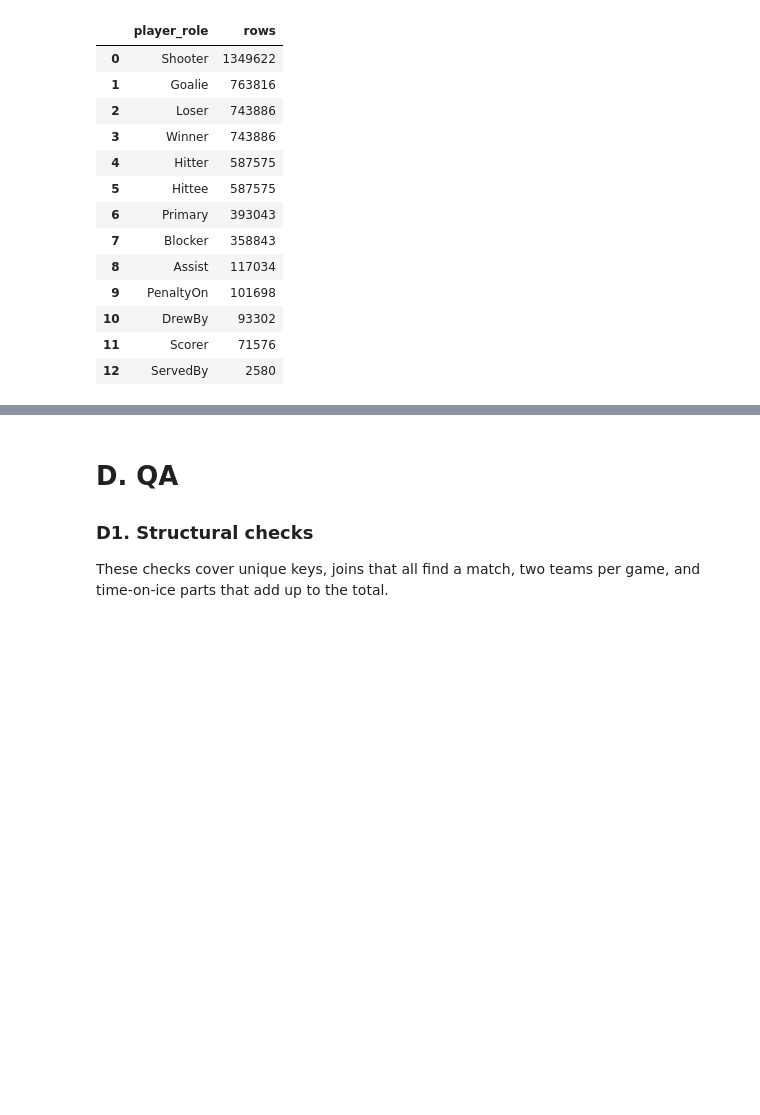
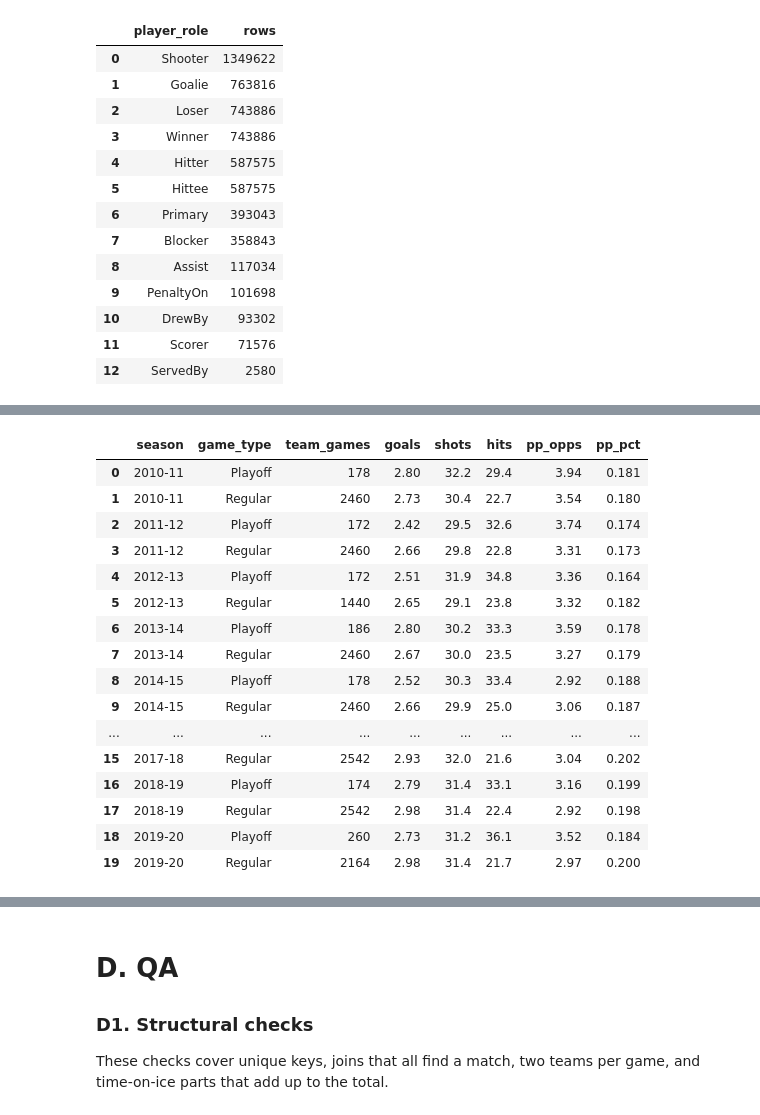
Before and after one commit to MonicccccaL/nhl_project, a Jupyter notebook: phase1_data_audit_and_cleaning.ipynb, the cells around one changed output, grey strips where cells are left out. Cells and saved outputs as stored; diff of their text form; code cells hidden in the pictures; blank space fills up the shorter version.

```diff
--- a/phase1_data_audit_and_cleaning.ipynb
+++ b/phase1_data_audit_and_cleaning.ipynb
@@ -927,0 +938,55 @@ q("SELECT player_role, count(*) AS rows FROM bridge_play_player GROUP BY 1 ORDER
+# %%
+con.execute("""
+CREATE OR REPLACE TABLE fact_team_game AS
+WITH t AS (
+    SELECT CAST(game_id AS BIGINT) AS game_id, CAST(team_id AS INT) AS team_id, HoA,
+           trim(head_coach) AS head_coach, goals, shots, hits, pim,
+           powerPlayOpportunities AS pp_opportunities, powerPlayGoals AS pp_goals,
+           faceOffWinPercentage / 100.0 AS faceoff_win_pct,
+           giveaways, takeaways, blocked AS blocked_shots
+    FROM d_game_teams_stats),
+tg AS (
+    SELECT g.game_id, t.team_id, o.team_id AS opponent_team_id, t.HoA = 'home' AS is_home,
+           g.season, g.season_start_year, g.game_type, g.is_playoff, g.game_date_local, t.head_coach,
+           g.winner_team_id = t.team_id AS won, g.settled_in,
+           CASE WHEN g.is_playoff THEN NULL
+                WHEN g.winner_team_id = t.team_id THEN 2
+                WHEN g.settled_in IN ('OT', 'SO') THEN 1 ELSE 0 END AS standings_points,
+           t.goals AS goals_for, o.goals AS goals_against,
+           t.shots AS shots_for, o.shots AS shots_against,
+           t.pp_opportunities, t.pp_goals, o.pp_opportunities AS opp_pp_opportunities, o.pp_goals AS opp_pp_goals,
+           t.faceoff_win_pct,
+           t.hits, o.hits AS opp_hits, t.pim, o.pim AS opp_pim,
+           t.giveaways, o.giveaways AS opp_giveaways, t.takeaways, o.takeaways AS opp_takeaways,
+           t.blocked_shots, o.blocked_shots AS opp_blocked_shots
+    FROM t
+    JOIN t o ON o.game_id = t.game_id AND o.team_id <> t.team_id
+    JOIN fact_game g ON g.game_id = t.game_id)            -- inner join keeps only games in fact_game
+SELECT *,
+       date_diff('day', lag(game_date_local) OVER (PARTITION BY team_id, season ORDER BY game_date_local),
+                 game_date_local) AS rest_days
+FROM tg
+ORDER BY game_id, is_home""")
+q("""SELECT season, game_type, count(*) AS team_games, round(avg(goals_for), 2) AS goals,
+            round(avg(shots_for), 1) AS shots, round(avg(hits), 1) AS hits,
+            round(avg(pp_opportunities), 2) AS pp_opps,
+            round(sum(pp_goals) / sum(pp_opportunities), 3) AS pp_pct
+     FROM fact_team_game GROUP BY ALL ORDER BY ALL""")
+# %% [output]
+|  | season | game_type | team_games | goals | shots | hits | pp_opps | pp_pct |
+| 0 | 2010-11 | Playoff | 178 | 2.80 | 32.2 | 29.4 | 3.94 | 0.181 |
+| 1 | 2010-11 | Regular | 2460 | 2.73 | 30.4 | 22.7 | 3.54 | 0.180 |
+| 2 | 2011-12 | Playoff | 172 | 2.42 | 29.5 | 32.6 | 3.74 | 0.174 |
+| 3 | 2011-12 | Regular | 2460 | 2.66 | 29.8 | 22.8 | 3.31 | 0.173 |
+| 4 | 2012-13 | Playoff | 172 | 2.51 | 31.9 | 34.8 | 3.36 | 0.164 |
+| 5 | 2012-13 | Regular | 1440 | 2.65 | 29.1 | 23.8 | 3.32 | 0.182 |
+| 6 | 2013-14 | Playoff | 186 | 2.80 | 30.2 | 33.3 | 3.59 | 0.178 |
+| 7 | 2013-14 | Regular | 2460 | 2.67 | 30.0 | 23.5 | 3.27 | 0.179 |
+| 8 | 2014-15 | Playoff | 178 | 2.52 | 30.3 | 33.4 | 2.92 | 0.188 |
+| 9 | 2014-15 | Regular | 2460 | 2.66 | 29.9 | 25.0 | 3.06 | 0.187 |
+| ... | ... | ... | ... | ... | ... | ... | ... | ... |
+| 15 | 2017-18 | Regular | 2542 | 2.93 | 32.0 | 21.6 | 3.04 | 0.202 |
+| 16 | 2018-19 | Playoff | 174 | 2.79 | 31.4 | 33.1 | 3.16 | 0.199 |
+| 17 | 2018-19 | Regular | 2542 | 2.98 | 31.4 | 22.4 | 2.92 | 0.198 |
+| 18 | 2019-20 | Playoff | 260 | 2.73 | 31.2 | 36.1 | 3.52 | 0.184 |
+| 19 | 2019-20 | Regular | 2164 | 2.98 | 31.4 | 21.7 | 2.97 | 0.200 |
```
Also changed, not shown: parts of 8 cells of this notebook, 1 other file.
